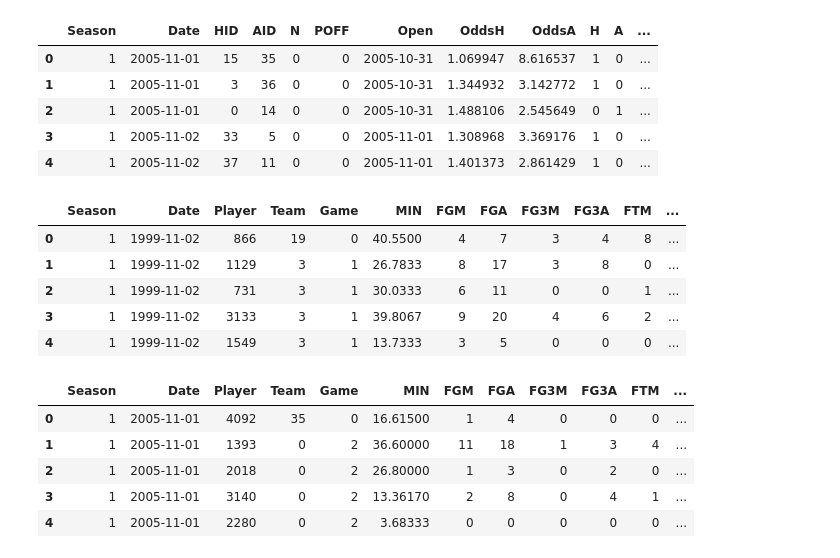
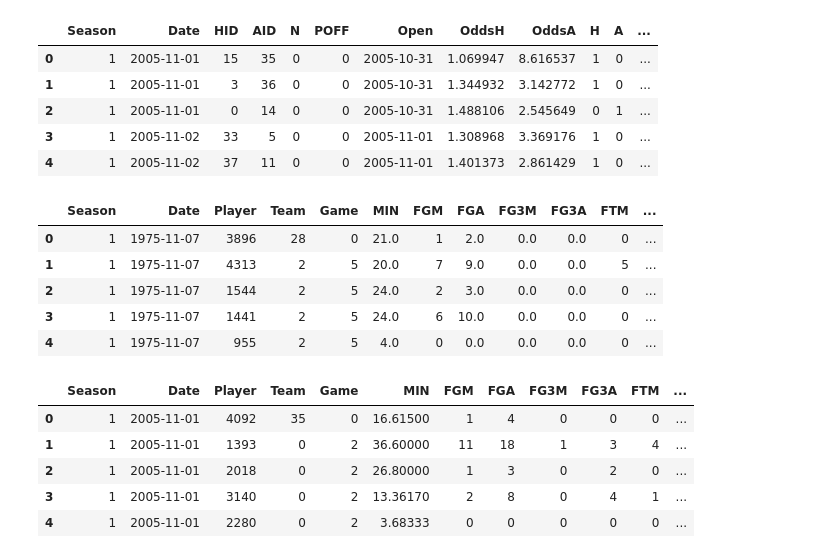
Before and after one commit to AdamBobocky/qminers-24, a Jupyter notebook: notebooks/expand_games_data-round2.ipynb, the cells around one changed output. Cells and saved outputs as stored; diff of their text form; code cells hidden in the pictures.

```diff
--- a/notebooks/expand_games_data-round2.ipynb
+++ b/notebooks/expand_games_data-round2.ipynb
@@ -32,13 +32,13 @@ new_games.head()
 | 3 | 1 | 2005-11-02 | 33 | 5 | 0 | 0 | 2005-11-01 | 1.308968 | 3.369176 | 1 | 0 | ... |
 | 4 | 1 | 2005-11-02 | 37 | 11 | 0 | 0 | 2005-11-01 | 1.401373 | 2.861429 | 1 | 0 | ... |
 # %%
-old_players = pd.read_csv('../data-final/players.csv', index_col=0)
+old_players = pd.read_csv('../data-merge/players.csv', index_col=0)
 old_players.head()
 # %% [output]
 |  | Season | Date | Player | Team | Game | MIN | FGM | FGA | FG3M | FG3A | FTM | ... |
-| 0 | 1 | 1999-11-02 | 866 | 19 | 0 | 40.5500 | 4 | 7 | 3 | 4 | 8 | ... |
-| 1 | 1 | 1999-11-02 | 1129 | 3 | 1 | 26.7833 | 8 | 17 | 3 | 8 | 0 | ... |
-| 2 | 1 | 1999-11-02 | 731 | 3 | 1 | 30.0333 | 6 | 11 | 0 | 0 | 1 | ... |
-| 3 | 1 | 1999-11-02 | 3133 | 3 | 1 | 39.8067 | 9 | 20 | 4 | 6 | 2 | ... |
-| 4 | 1 | 1999-11-02 | 1549 | 3 | 1 | 13.7333 | 3 | 5 | 0 | 0 | 0 | ... |
+| 0 | 1 | 1975-11-07 | 3896 | 28 | 0 | 21.0 | 1 | 2.0 | 0.0 | 0.0 | 0 | ... |
+| 1 | 1 | 1975-11-07 | 4313 | 2 | 5 | 20.0 | 7 | 9.0 | 0.0 | 0.0 | 5 | ... |
+| 2 | 1 | 1975-11-07 | 1544 | 2 | 5 | 24.0 | 2 | 3.0 | 0.0 | 0.0 | 0 | ... |
+| 3 | 1 | 1975-11-07 | 1441 | 2 | 5 | 24.0 | 6 | 10.0 | 0.0 | 0.0 | 0 | ... |
+| 4 | 1 | 1975-11-07 | 955 | 2 | 5 | 4.0 | 0 | 0.0 | 0.0 | 0.0 | 0 | ... |
 # %%
```
Also changed, not shown: parts of 9 cells of this notebook.
